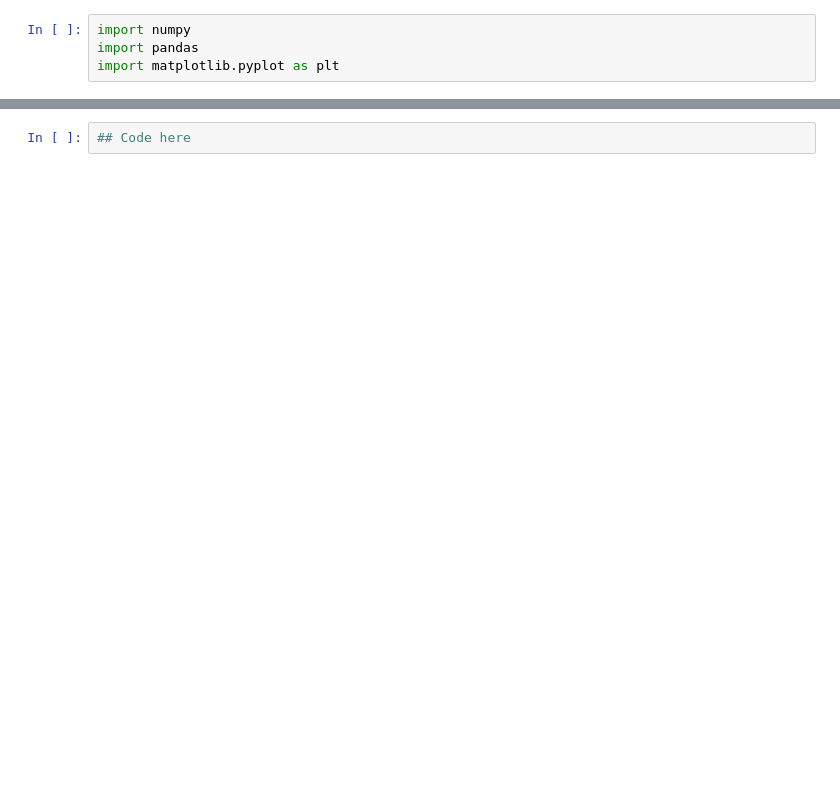
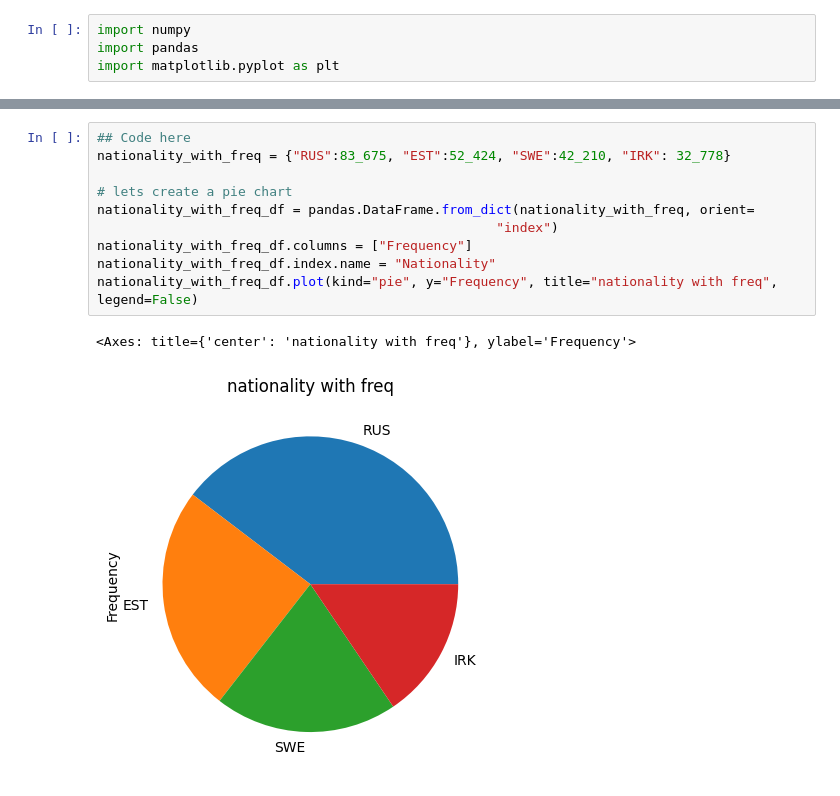
Before and after one commit to walterairs/statsandprobs, a Jupyter notebook: statistics/lesson_four.ipynb, the cells around one changed output, grey strips where cells are left out. Drawn from its saved outputs; the diff is of its cells as text; blank space fills up the shorter version.

```diff
--- a/statistics/lesson_four.ipynb
+++ b/statistics/lesson_four.ipynb
@@ -18,4 +40,15 @@ import matplotlib.pyplot as plt
-# %%
-## Code here
+# %%
+## Code here
+nationality_with_freq = {"RUS":83_675, "EST":52_424, "SWE":42_210, "IRK": 32_778}
+
+# lets create a pie chart
+nationality_with_freq_df = pandas.DataFrame.from_dict(nationality_with_freq, orient=
+                                                   "index")
+nationality_with_freq_df.columns = ["Frequency"]
+nationality_with_freq_df.index.name = "Nationality"
+nationality_with_freq_df.plot(kind="pie", y="Frequency", title="nationality with freq", legend=False)
+# %% [output]
+<Axes: title={'center': 'nationality with freq'}, ylabel='Frequency'>
+[figure, added]
 # %% [markdown]
 4.4 Tavoitteena on vertailla päivittäisen sademäärän riippuvuutta kyseisen päivän lämpötilasta. Alla olevassa taulukossa on havaintopisteitä tiettyjen päivien sademääristä ja vastaavista lämpötiloista. Piirrä tähän tilanteeseen mielestäsi sopiva kaavio valitsemallasi ohjelmistolla.
```
Also changed, not shown: parts of 16 cells of this notebook, 7 other files.
